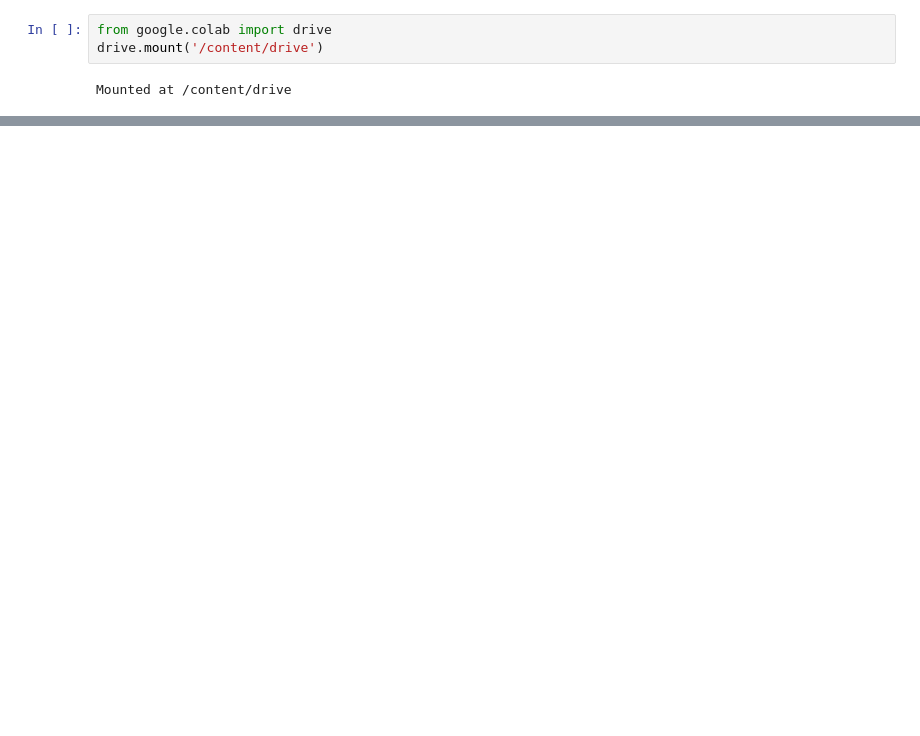
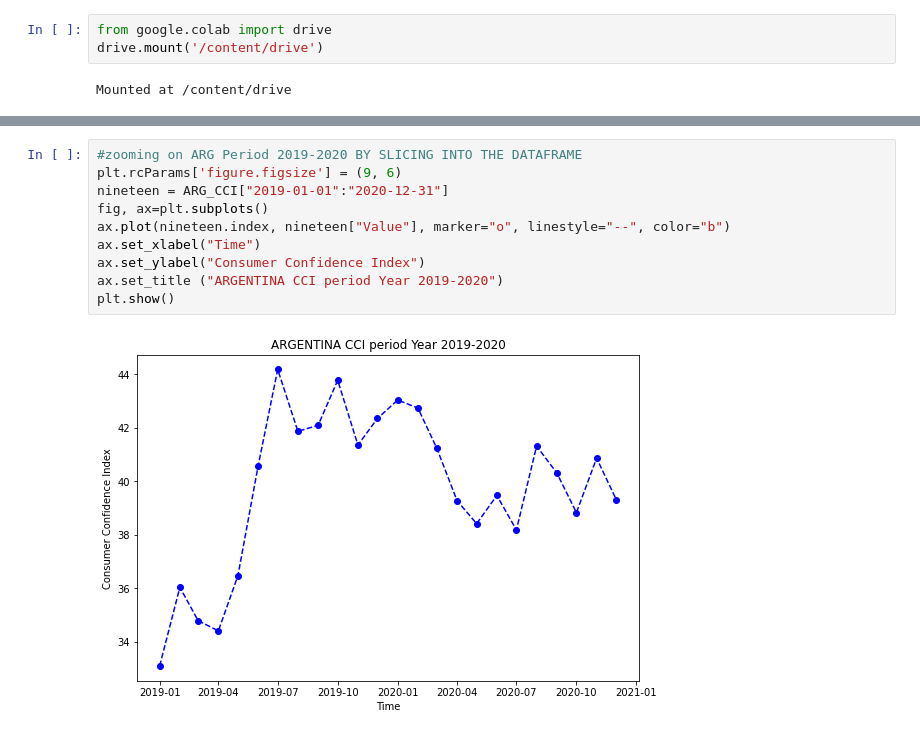
Before and after one commit to natmonge/UCDPA_NataliaMongelos, a Jupyter notebook: Data_Analytics_Project.ipynb, the cells around one changed output, grey strips where cells are left out. Drawn from its saved outputs; the diff is of its cells as text; blank space fills up the shorter version.

```diff
--- a/Data_Analytics_Project.ipynb
+++ b/Data_Analytics_Project.ipynb
@@ -81,0 +225,12 @@ print (CCI_OECD)
+# %%
+#zooming on ARG Period 2019-2020 BY SLICING INTO THE DATAFRAME
+plt.rcParams['figure.figsize'] = (9, 6)
+nineteen = ARG_CCI["2019-01-01":"2020-12-31"]
+fig, ax=plt.subplots()
+ax.plot(nineteen.index, nineteen["Value"], marker="o", linestyle="--", color="b")
+ax.set_xlabel("Time")
+ax.set_ylabel("Consumer Confidence Index")
+ax.set_title ("ARGENTINA CCI period Year 2019-2020")
+plt.show()
+# %% [output]
+[figure, added]
```
Also changed, not shown: parts of 22 cells of this notebook.
